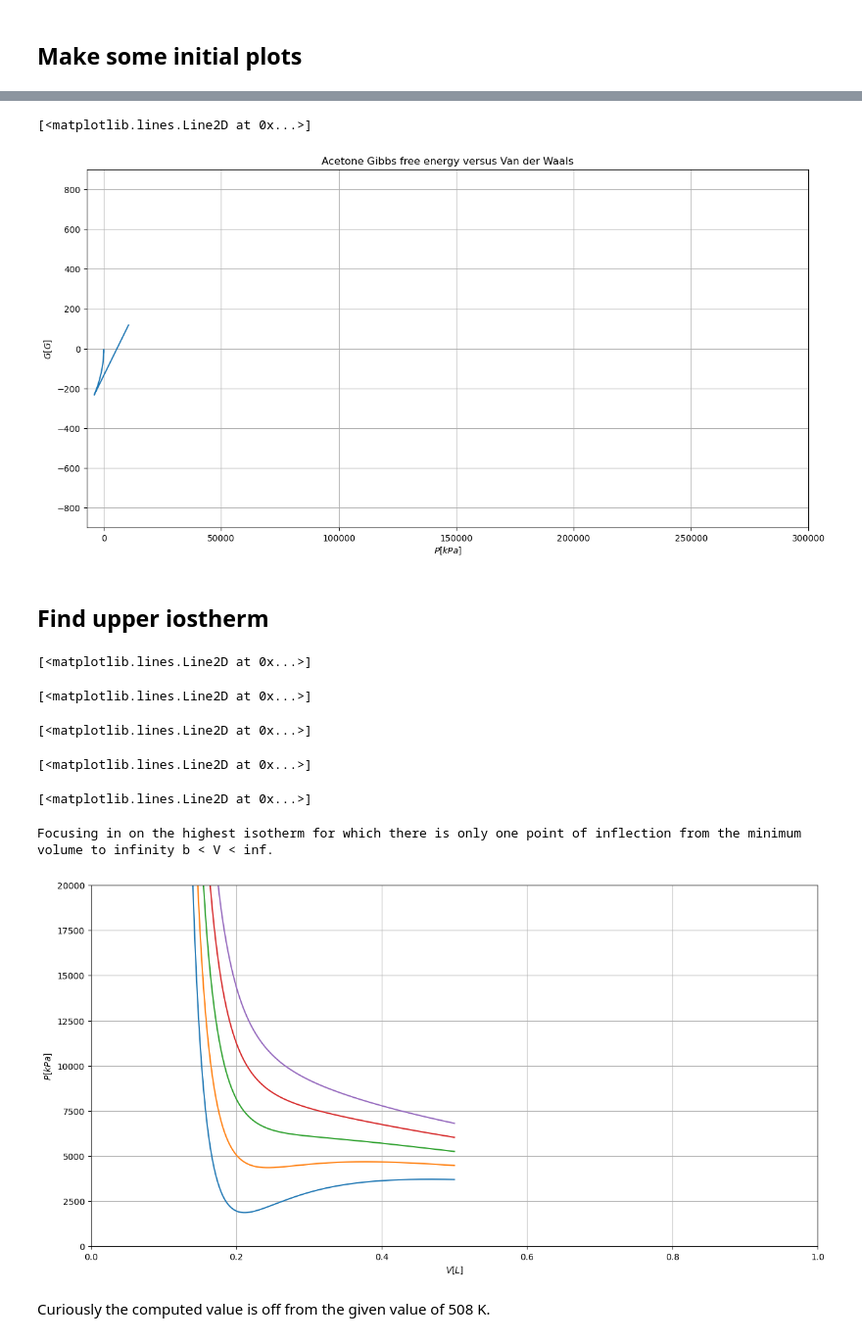
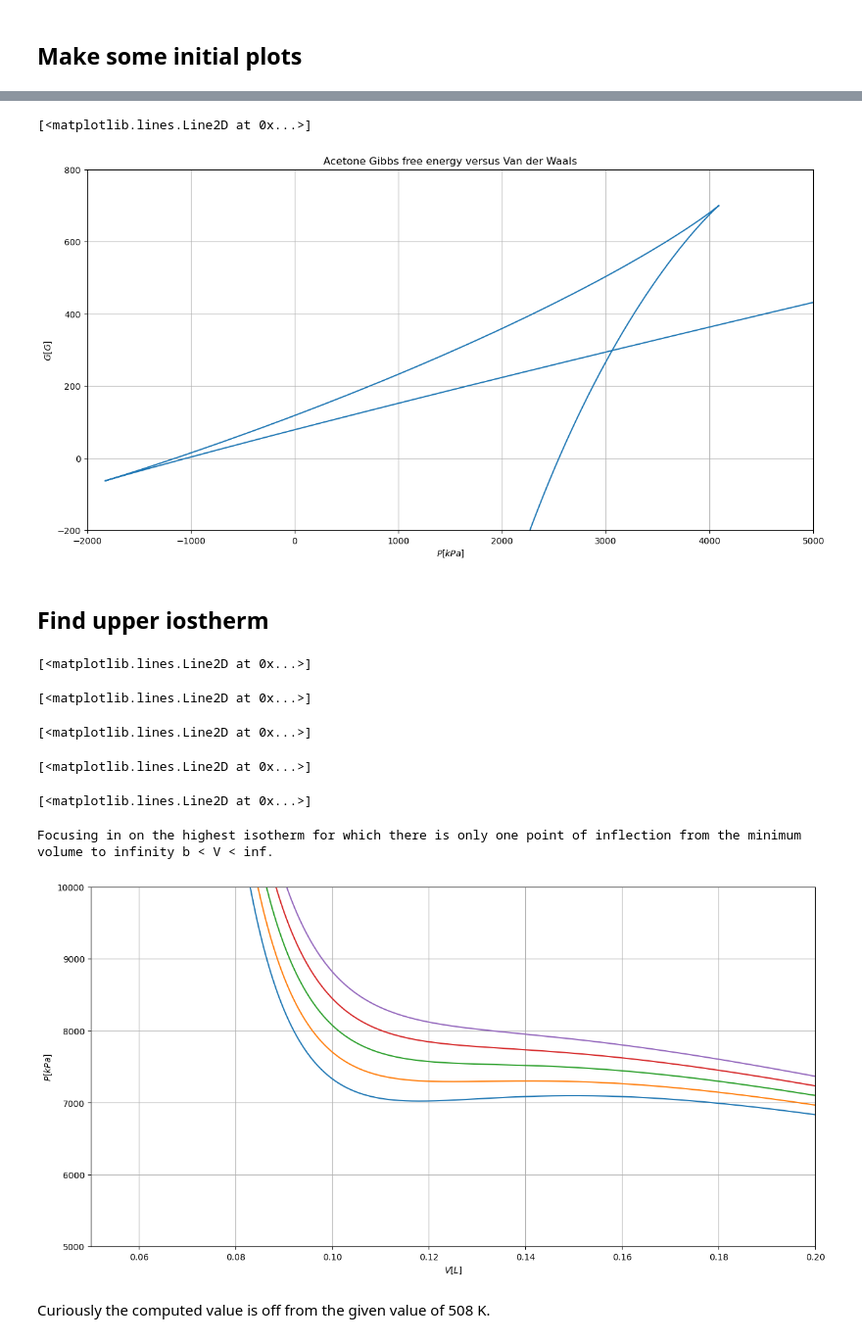
Before and after one commit to knownothingbozo/PHYS-3411, a Jupyter notebook: Van der Waals_integral_search(N02).ipynb, the cells around one changed output, grey strips where cells are left out. Shown: that part at 98% size. Drawn from its saved outputs; the diff is of its cells as text; code cells hidden in the pictures.

Commit message:
Updated NO2 Van der Waals integral search

```diff
--- a/Van der Waals_integral_search(N02).ipynb
+++ b/Van der Waals_integral_search(N02).ipynb
@@ -17,12 +17,12 @@ N = 6.022E23
 k = 1.381E-23
 R = N*k
 n = 1
-T = np.linspace(0.2, 10, 2)
+T = np.linspace(10, 500, 5)
 a = 3.832 * 101.325   #NO2
 b = 0.04415
 
 min = n*b+1E-4
-V = np.linspace(min,1E5, 25000000)
+V = np.linspace(min,10, 250000)
 P = np.zeros((T.size,V.size))
 def P_(V,T): return (n*R*T)/(V-n*b) - (a*n**2)/V**2
 for i in range(T.size):
@@ -40,40 +43,40 @@ for i in range(T.size):
 # %%
-i = 0
+i = 2
 G = -n*R*T[i]*np.log(V-n*b)+((n**2*R*T[i]*b)/(V-n*b))-((2*a*n**2)/V)
 # %%
 fig = plt.figure(figsize=(15,7.5))
-ax0 = fig.add_subplot(1, 1, 1, xlabel='$P [kPa]$', ylabel='$G [G]$', ylim=(-900, 900), xlim=(-7250, 300000), title='Acetone Gibbs free energy versus Van der Waals')
+ax0 = fig.add_subplot(1, 1, 1, xlabel='$P [kPa]$', ylabel='$G [G]$', ylim=(-200, 800), xlim=(-2000, 5000), title='Acetone Gibbs free energy versus Van der Waals')
 ax0.grid()
 ax0.plot(P[i], G)
 # %% [output]
 [<matplotlib.lines.Line2D at 0x...>]
-[figure, old version]
+[figure, new version]
 # %% [markdown]
 ## Find upper iostherm
 # %%
-T = np.linspace(450, 600, 5)
+T = np.linspace(310, 320, 5)
 
 min = n*b+1E-4
 V = np.linspace(min, 0.5, 25000)
 P = np.zeros((T.size,V.size))
 def P_(V,T): return (n*R*T)/(V-n*b) - (a*n**2)/V**2
 for i in range(T.size):
     P[i] = P_(V, T[i])
 
 fig = plt.figure(figsize=(15,7.5))
-ax0 = fig.add_subplot(1, 1, 1, xlabel='$V [L]$', ylabel='$P [kPa]$', ylim=(0, 20000), xlim=(0, 1))
+ax0 = fig.add_subplot(1, 1, 1, xlabel='$V [L]$', ylabel='$P [kPa]$', ylim=(5000, 10000), xlim=(0.05, 0.2))
 ax0.grid()
 for i in range(T.size):
     ax0.plot(V, P[i,:])
 
 print('Focusing in on the highest isotherm for which there is only one point of inflection from the minimum volume to infinity b < V < inf.')
 # %% [output]
 [<matplotlib.lines.Line2D at 0x...>]
 [<matplotlib.lines.Line2D at 0x...>]
 [<matplotlib.lines.Line2D at 0x...>]
 [<matplotlib.lines.Line2D at 0x...>]
 [<matplotlib.lines.Line2D at 0x...>]
 Focusing in on the highest isotherm for which there is only one point of inflection from the minimum volume to infinity b < V < inf.
-[figure, old version]
+[figure, new version]
 # %%
 min = n*b+1E-4
```
Also changed, not shown: parts of 11 cells of this notebook.
